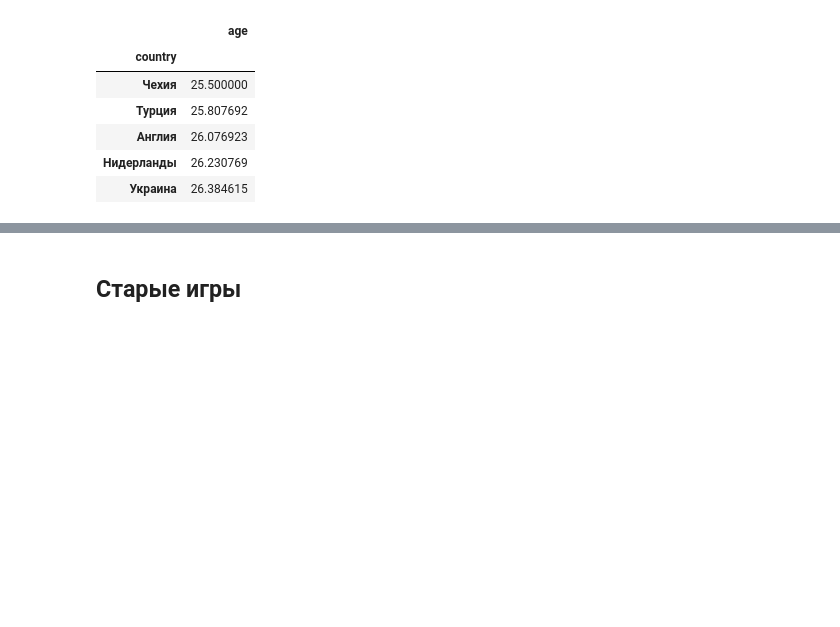
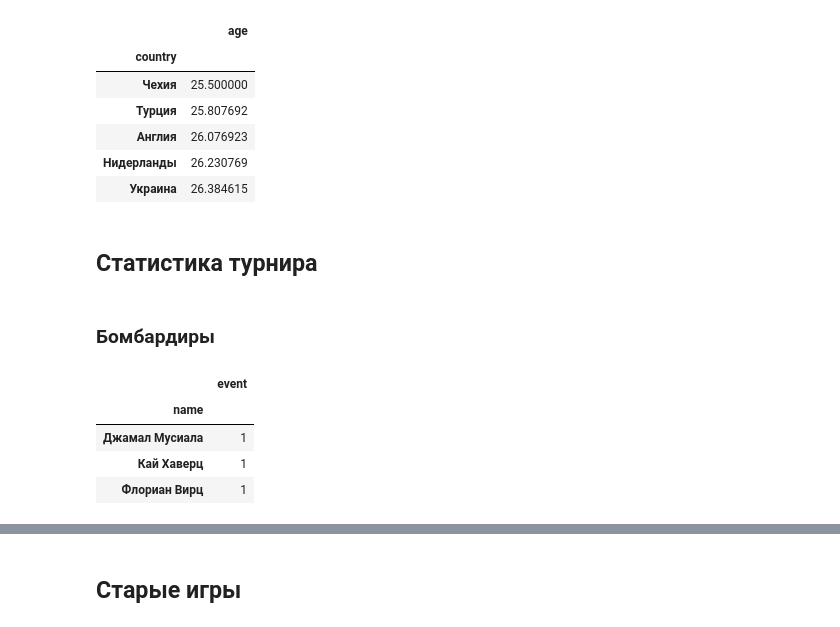
Before and after one commit to elp87/Euro-2024, a Jupyter notebook: euro.ipynb, the cells around one changed output, grey strips where cells are left out. Saved outputs shown, nothing was run; the diff lists cells and outputs as text; code cells hidden in the pictures; blank space fills up the shorter version.

```diff
--- a/euro.ipynb
+++ b/euro.ipynb
@@ -26,6 +26,7 @@ def ret_victory_guest(row):
 # %%
 countries = pd.read_csv('countries.csv')
 players = pd.read_csv('players.csv')
+events_df = pd.read_csv('events.csv')
 # %% [markdown]
 Правим таблицы
 # %%
@@ -128,3 +129,16 @@ players.pivot_table(index='country', values='age', aggfunc='mean').sort_values(b
 | Англия | 26.076923 |
 | Нидерланды | 26.230769 |
 | Украина | 26.384615 |
+# %% [markdown]
+## Статистика турнира
+# %% [markdown]
+### Бомбардиры
+# %%
+scorers = events_df[events_df['event'].isin(['гол','пенальти'])]
+scorers.pivot_table(index='name', values='event', aggfunc='count')
+# %% [output]
+|  | event |
+| name |  |
+| Джамал Мусиала | 1 |
+| Кай Хаверц | 1 |
+| Флориан Вирц | 1 |
```
Also changed, not shown: parts of 7 cells of this notebook, 3 other files.
